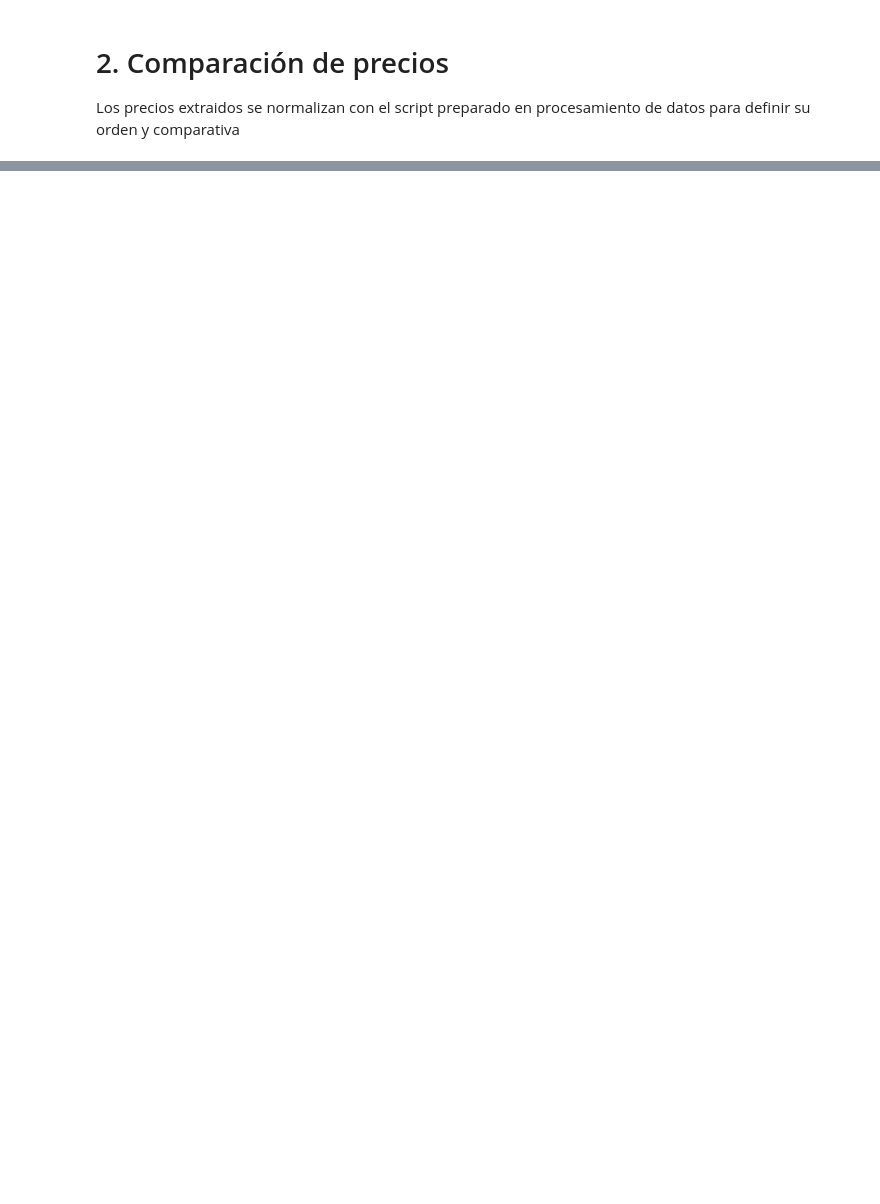
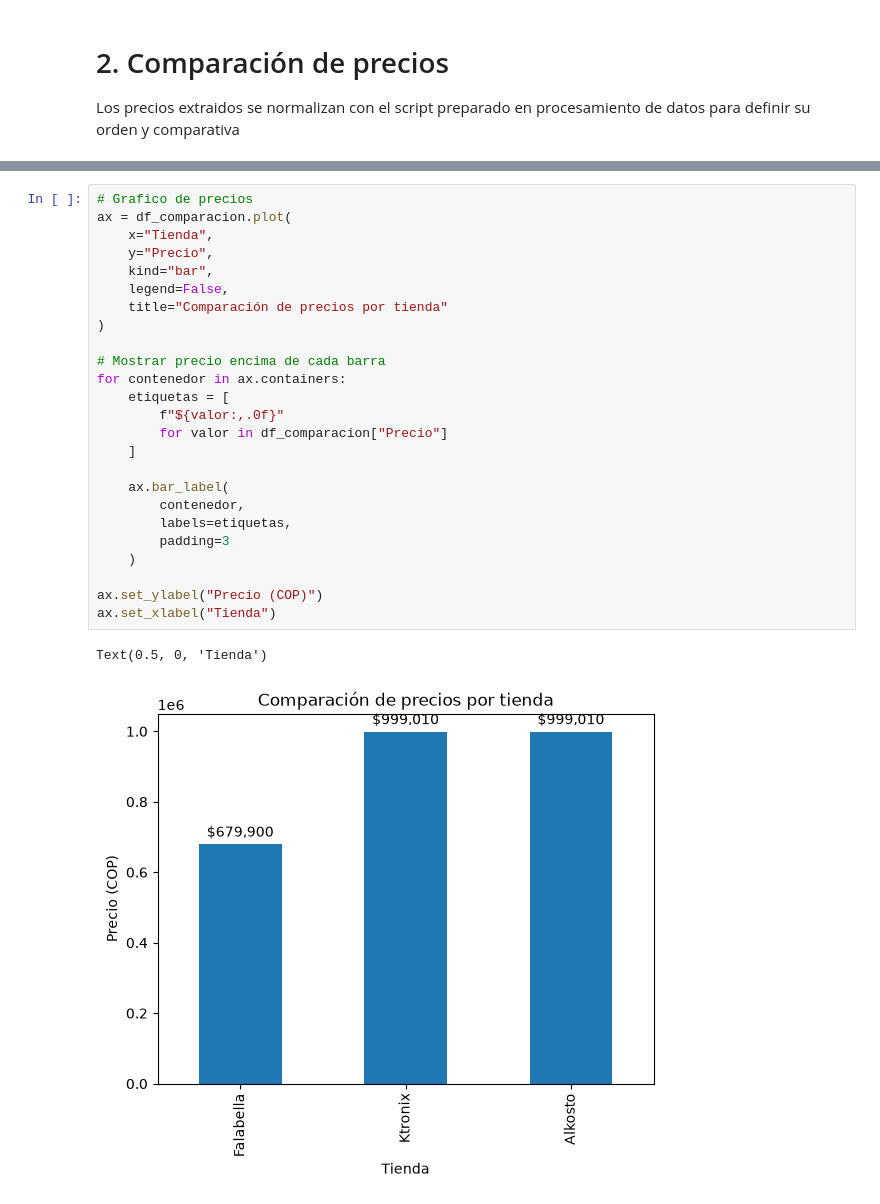
Before and after one commit to renezh64/AnalisisCompra, a Jupyter notebook: notebooks/AnalisisInformeProducto.ipynb, the cells around one changed output, grey strips where cells are left out. Saved outputs shown, nothing was run; the diff lists cells and outputs as text; blank space fills up the shorter version.

```diff
--- a/notebooks/AnalisisInformeProducto.ipynb
+++ b/notebooks/AnalisisInformeProducto.ipynb
@@ -167,0 +274,28 @@ Precio: $569,000
+# %%
+# Grafico de precios
+ax = df_comparacion.plot(
+    x="Tienda",
+    y="Precio",
+    kind="bar",
+    legend=False,
+    title="Comparación de precios por tienda"
+)
+
+# Mostrar precio encima de cada barra
+for contenedor in ax.containers:
+    etiquetas = [
+        f"${valor:,.0f}"
+        for valor in df_comparacion["Precio"]
+    ]
+
+    ax.bar_label(
+        contenedor,
+        labels=etiquetas,
+        padding=3
+    )
+
+ax.set_ylabel("Precio (COP)")
+ax.set_xlabel("Tienda")
+# %% [output]
+Text(0.5, 0, 'Tienda')
+[figure, added]
```
Also changed, not shown: parts of 14 cells of this notebook, 3 other files.
